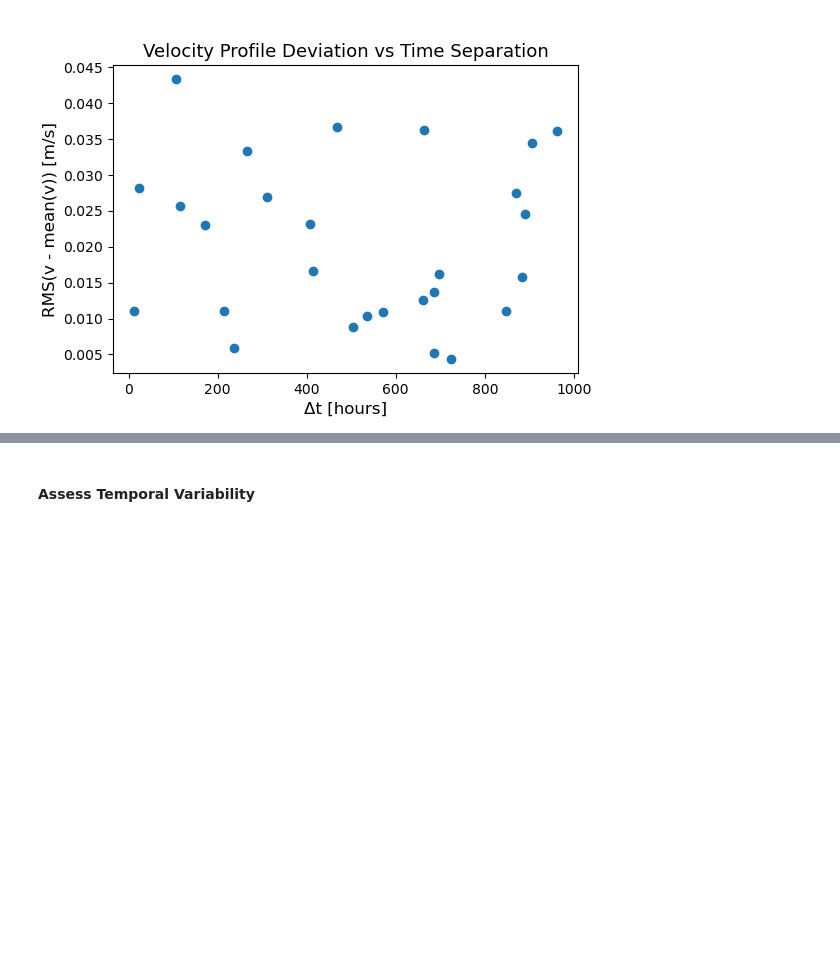
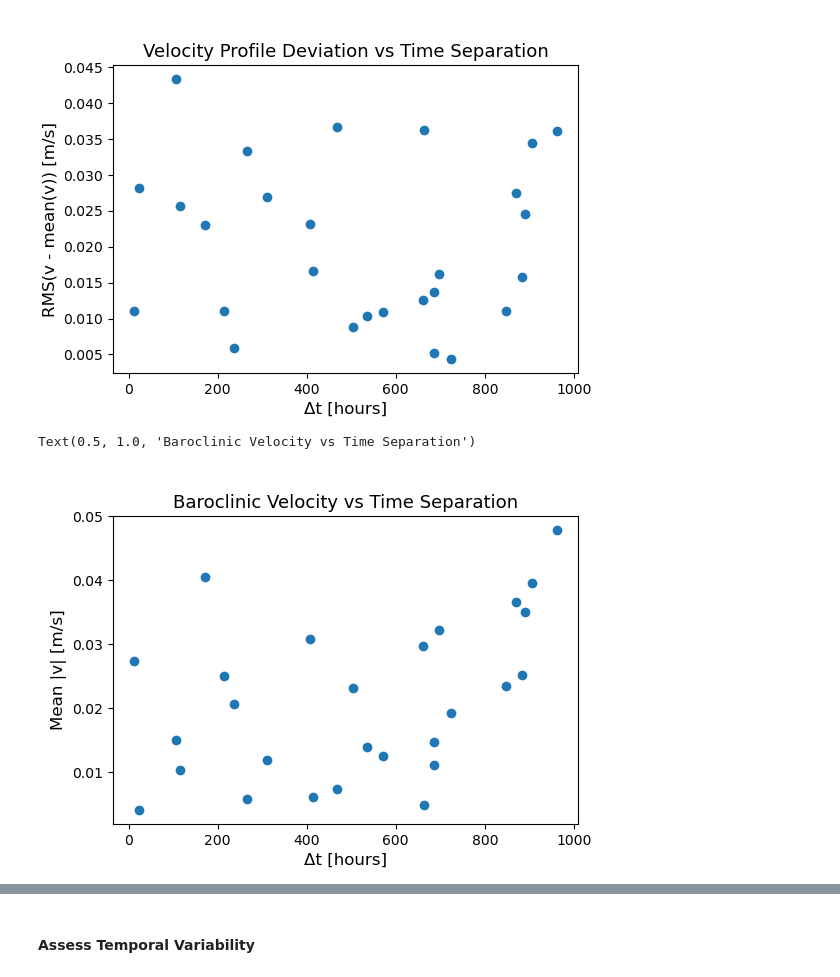
Before and after one commit to MackenzieBlanusa/TNB_tools, a Jupyter notebook: MastersThesis/DynamicMethod_PalmerCTD.ipynb, the cells around one changed output, grey strips where cells are left out. Saved outputs shown, nothing was run; the diff lists cells and outputs as text; code cells hidden in the pictures; blank space fills up the shorter version.

```diff
--- a/MastersThesis/DynamicMethod_PalmerCTD.ipynb
+++ b/MastersThesis/DynamicMethod_PalmerCTD.ipynb
@@ -1618,3 +1540,28 @@ Text(0.5, 1.0, 'Velocity Profile Deviation vs Time Separation')
 [figure]
 # %%
 plt.close('all')
+# %%
+dt_hours = []
+v_mean_pair = []
+
+for pair, ds in results.items():
+
+    dt_hours.append(ds.attrs['dt_hours'])
+
+    v_mean_pair.append(
+        np.nanmean(np.abs(ds.v_tw))
+    )
+
+dt_hours = np.array(dt_hours)
+v_mean_pair = np.array(v_mean_pair)
+# %%
+plt.figure(figsize=(6,4))
+
+plt.scatter(dt_hours, v_mean_pair)
+
+plt.xlabel('Δt [hours]')
+plt.ylabel('Mean |v| [m/s]')
+plt.title('Baroclinic Velocity vs Time Separation')
+# %% [output]
+Text(0.5, 1.0, 'Baroclinic Velocity vs Time Separation')
+[figure, added]
```
Also changed, not shown: parts of 23 cells of this notebook.
